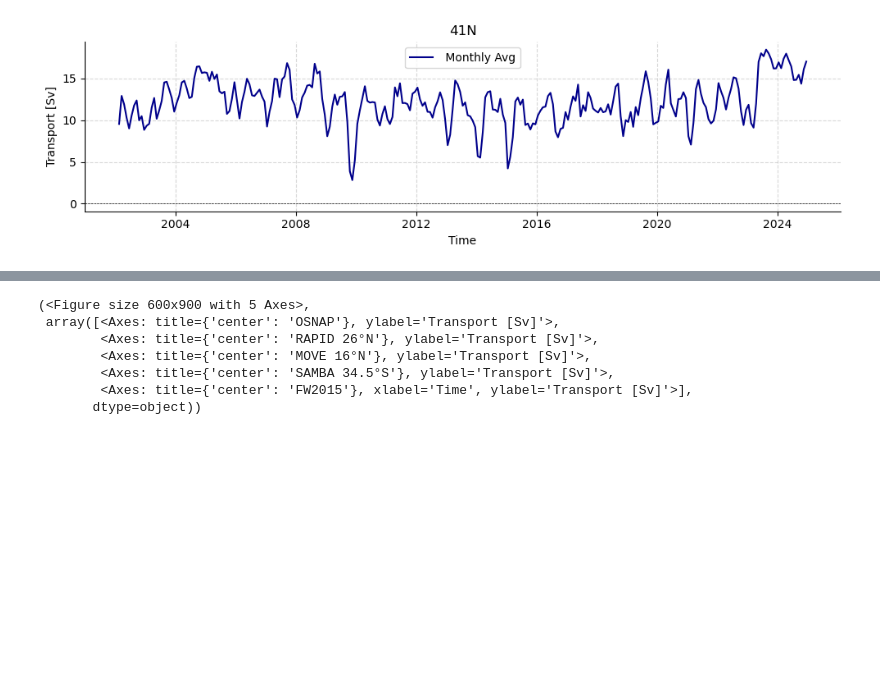
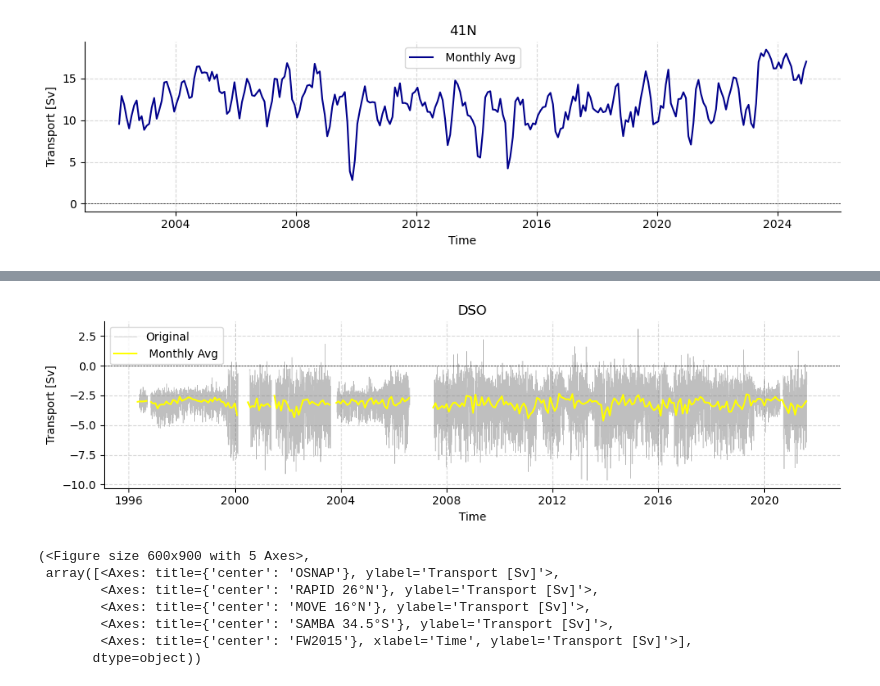
Before and after one commit to eleanorfrajka/MOC-transport, a Jupyter notebook: demo-output.ipynb, the cells around one changed output, grey strips where cells are left out. Drawn from its saved outputs; the diff is of its cells as text; code cells hidden in the pictures; blank space fills up the shorter version.

```diff
--- a/demo-output.ipynb
+++ b/demo-output.ipynb
@@ -327,0 +330,5 @@ plotters.plot_amoc_timeseries(
+# %%
+datasetsDSO = readers.load_dataset("DSO", transport_only=False)
+standardDSO = [
+    standardise.standardise_dso(ds, ds.attrs["source_file"]) for ds in datasetsDSO
+]
@@ -328,3 +349,15 @@ plotters.plot_amoc_timeseries(
+# %%
+plotters.plot_amoc_timeseries(
+    data=[standardDSO[0]],
+    varnames=["DSO"],
+    labels=[""],
+    resample_monthly=True,
+    plot_raw=True,
+    colors=["yellow"],
+    title="DSO"
+)
+# %% [output]
+[figure, added]
 # %%
 plotters.plot_monthly_anomalies(
     osnap_data=standardOSNAP[0]["MOC_ALL"],
```
Also changed, not shown: parts of 2 cells of this notebook, 11 other files.
